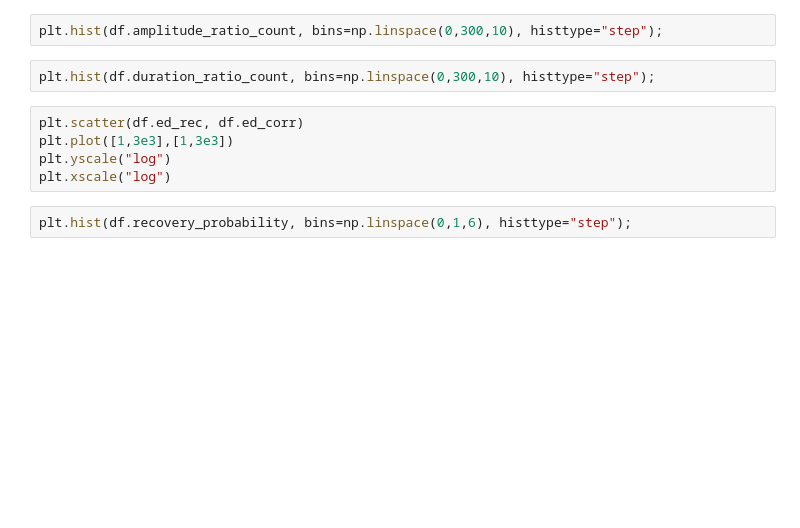
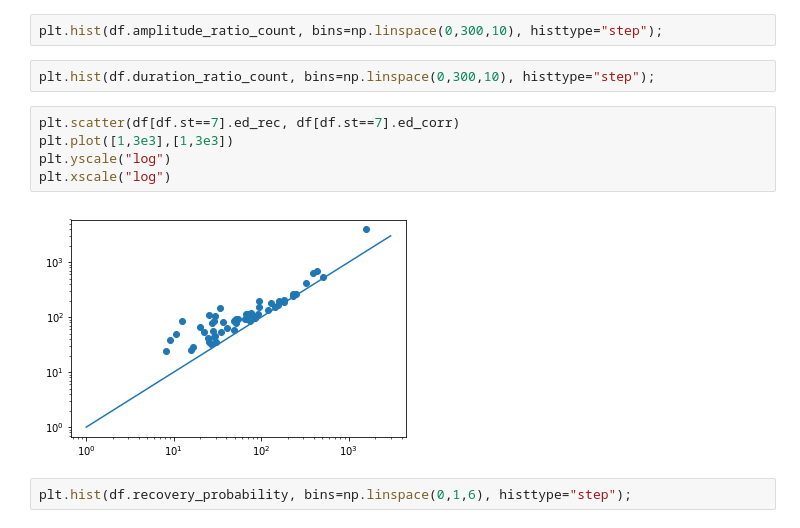
Before and after one commit to ekaterinailin/TESS_UCD_flares, a Jupyter notebook: notebook/NB5_post_analysis.ipynb, the cells around one changed output. Cells and saved outputs as stored; diff of their text form; blank space fills up the shorter version.

```diff
--- a/notebook/NB5_post_analysis.ipynb
+++ b/notebook/NB5_post_analysis.ipynb
@@ -52,10 +61,12 @@ plt.hist(df.amplitude_ratio_count, bins=np.linspace(0,300,10), histtype="step");
 # %%
 plt.hist(df.duration_ratio_count, bins=np.linspace(0,300,10), histtype="step");
 # %%
-plt.scatter(df.ed_rec, df.ed_corr)
+plt.scatter(df[df.st==7].ed_rec, df[df.st==7].ed_corr)
 plt.plot([1,3e3],[1,3e3])
 plt.yscale("log")
 plt.xscale("log")
+# %% [output]
+[figure, added]
 # %%
 plt.hist(df.recovery_probability, bins=np.linspace(0,1,6), histtype="step");
 # %% [markdown]
```
Also changed, not shown: parts of 11 cells of this notebook, 1 other file.
